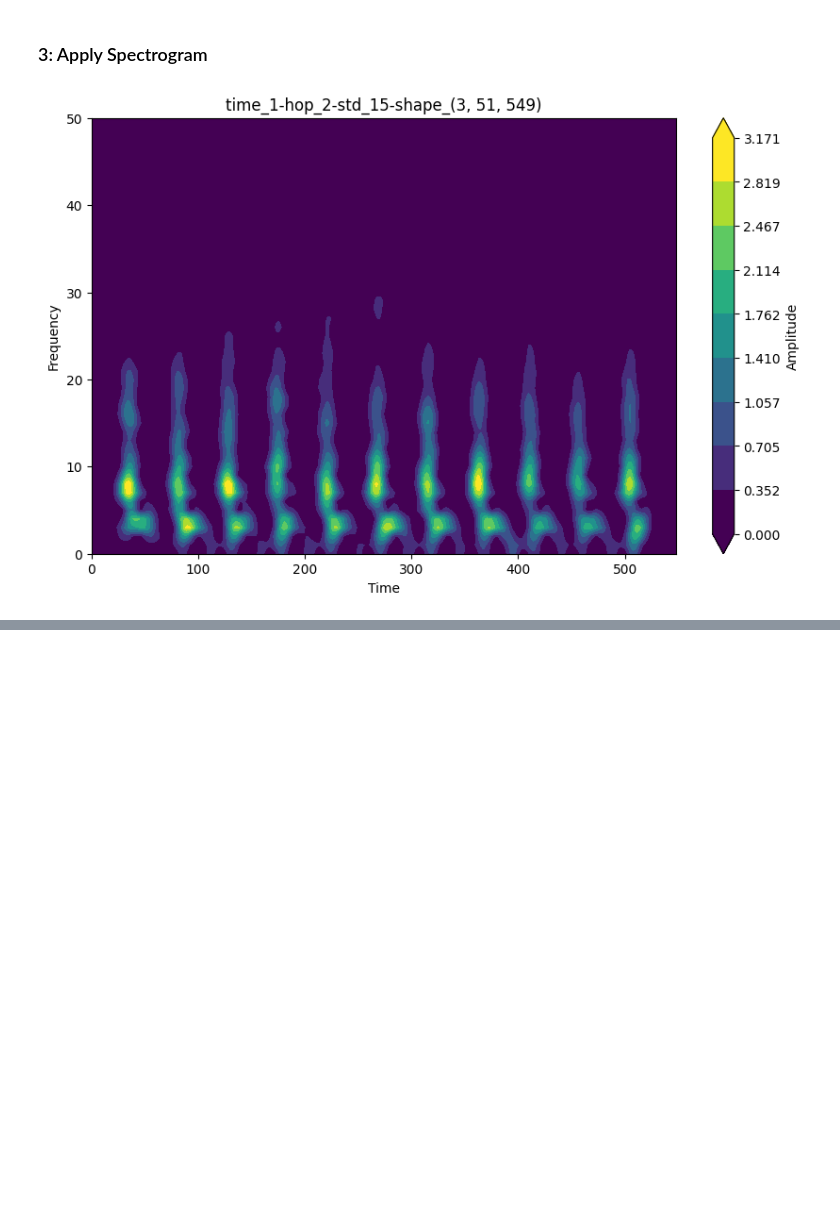
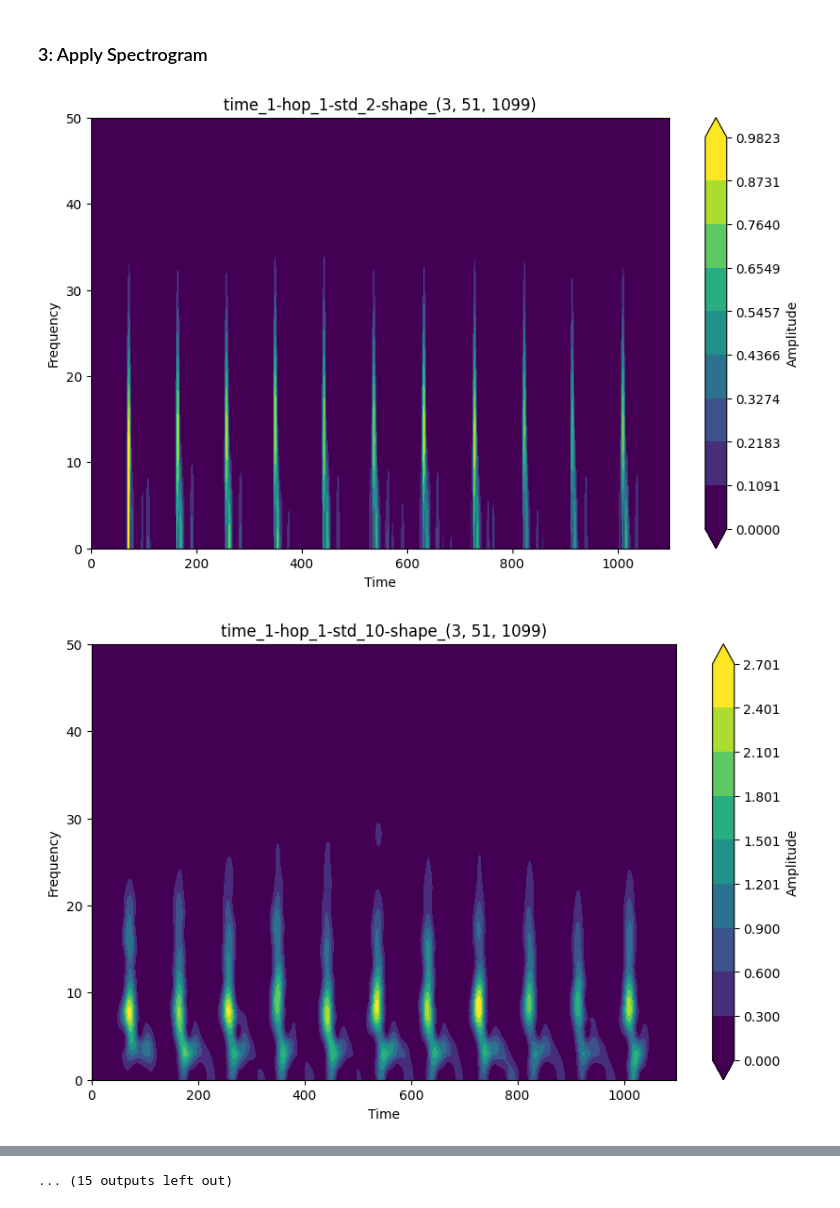
Before and after one commit to r-butl/Heart-Abnormality-Classification, a Jupyter notebook: data_creation_evaluation/feature_exploration.ipynb, the cells around one changed output, grey strips where cells are left out. Cells and saved outputs as stored; diff of their text form; code cells hidden in the pictures; blank space fills up the shorter version.

```diff
--- a/data_creation_evaluation/feature_exploration.ipynb
+++ b/data_creation_evaluation/feature_exploration.ipynb
@@ -19,9 +19,9 @@ E0000 00:00:1734233427.771402 3628504 cuda_blas.cc:1418] Unable to register cuBL
 To enable the following instructions: AVX2 AVX512F AVX512_VNNI FMA, in other operations, rebuild TensorFlow with the appropriate compiler flags.
 # %%
-path = '~/Desktop/ECGSignalClassifer/ptb-xl/'
+path = '~/Desktop/ptb-xl/'
 dataset = pd.read_json(path+'updated_ptbxl_database.json')
-dataset = dataset[['filename_lr', 'filename_hr', 'MI', 'STTC', 'CD', 'HYP', 'AD']]
+dataset = dataset[['filename_lr', 'filename_hr', 'NORM', 'ABNORM']]
 # %%
 leads = ['I', 'II', 'V2']
-classes = ['MI', 'STTC', 'CD', 'HYP', 'AD']
+classes = ['NORM', 'ABNORM']
 batch_size = 32
@@ -71,7 +39,7 @@ In this section, we define a number of functions that will be used to efficientl
 def load_batch(df, path='ptb-xl/', sampling_rate=100):
     df_files = df.filename_lr if sampling_rate == 100 else df.filename_hr
     data = [
-            wfdb.rdsamp(path+f, channel_names=leads, return_res=32)[0].T
+            wfdb.rdsamp(os.path.join(path, f), channel_names=leads, return_res=32)[0].T
             for f in df_files
         ]
 
@@ -136,13 +84,12 @@ plt.grid(which='both', linestyle='--', color='gray')
 plt.show()
 
 # Apply the filter to a signal (example)
-
 def apply_filter(signal, sos):
     return sosfilt(sos, signal)
 
 seconds = 10.0
 t = np.linspace(0, seconds, int(fs * seconds), endpoint=False)  # 1 second of data
-data, labels = load_batch(dataset.iloc[:1])
+data, labels = load_batch(dataset.iloc[:1], path='/home/lrbutler/Desktop/ptb-xl/')
 data = data[0][0][:int(fs * seconds)]
 filtered_signal = apply_filter(data, sos)
 
@@ -174,9 +121,9 @@ plt.show()
 # %%
 import itertools
 
-time_length = [1]
-hop = [2]
-gaussian_std = [ 15]
+time_length = [1, 2, 3]
+hop = [1, 2, 3]
+gaussian_std = [2, 10, 15]
 
 combs = itertools.product(time_length, hop, gaussian_std)
 
@@ -191,32 +138,33 @@ for t, h, std in combs:
 
     def apply_spectrogram(signal, sft=sft):
         spectrogram = sft.spectrogram(signal)
         return spectrogram
 
     def preprocess_batch(df, sos, sft, sampling_rate=fs):
         # Load data and labels
-        data, labels = load_batch(df, sampling_rate=sampling_rate)
+        data, labels = load_batch(df, path='/home/lrbutler/Desktop/ptb-xl/', sampling_rate=sampling_rate)
         filtered_data = sosfilt(sos, data, axis=-1)
         spectrogram_data = np.apply_along_axis(func1d=apply_spectrogram, axis=2, arr=filtered_data, sft=sft)
 
         return spectrogram_data, labels
 
     data, labels = preprocess_batch(dataset[:1], sos, sft)
     shape = data.shape[1:]
 
     title = f"time_{t}-hop_{h}-std_{std}-shape_{shape}"
 
     # Define a discrete colormap
     levels = np.linspace(data[0][0].min(), data[0][0].max(), 10)  # Adjust number of levels
     cmap = mcolors.ListedColormap(plt.cm.viridis(np.linspace(0, 1, len(levels) - 1)))
 
     # Plot with the discrete colormap
     plt.figure(figsize=(10, 6))
     plt.contourf(data[0][0], levels=levels, cmap=cmap, extend='both')
     plt.colorbar(label='Amplitude', ticks=levels)
     plt.xlabel('Time')
     plt.ylabel('Frequency')
     plt.title(title)
     plt.show()
 # %% [output]
-[figure, old version]
+[figure, new version]
+[figure, added]
@@ -222,0 +181 @@ for t, h, std in combs:
+... (15 outputs left out)
```
Also changed, not shown: parts of 6 cells of this notebook, 18 other files.
